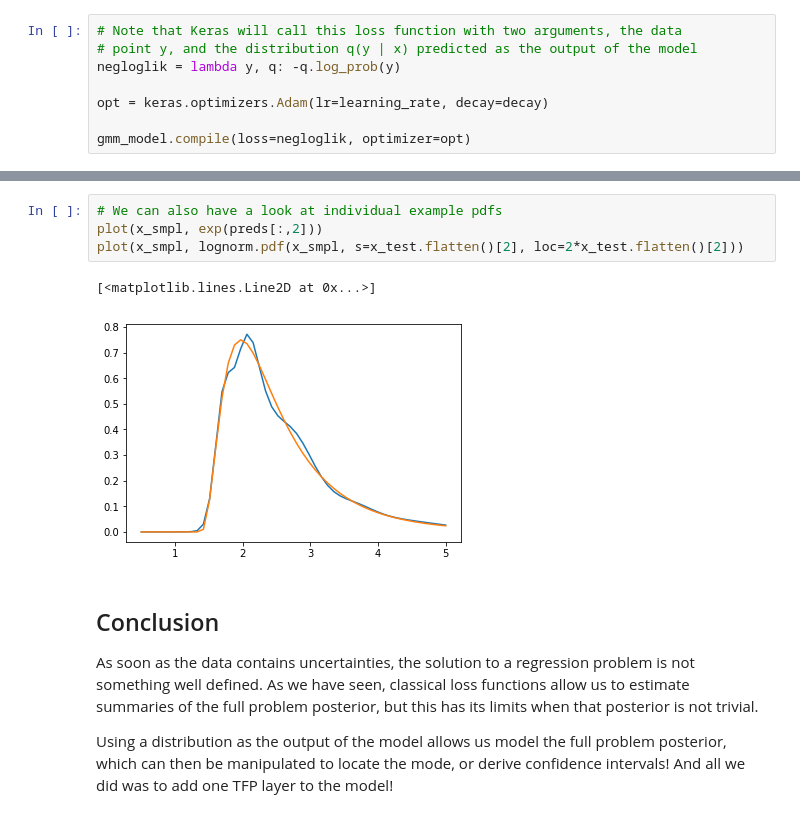
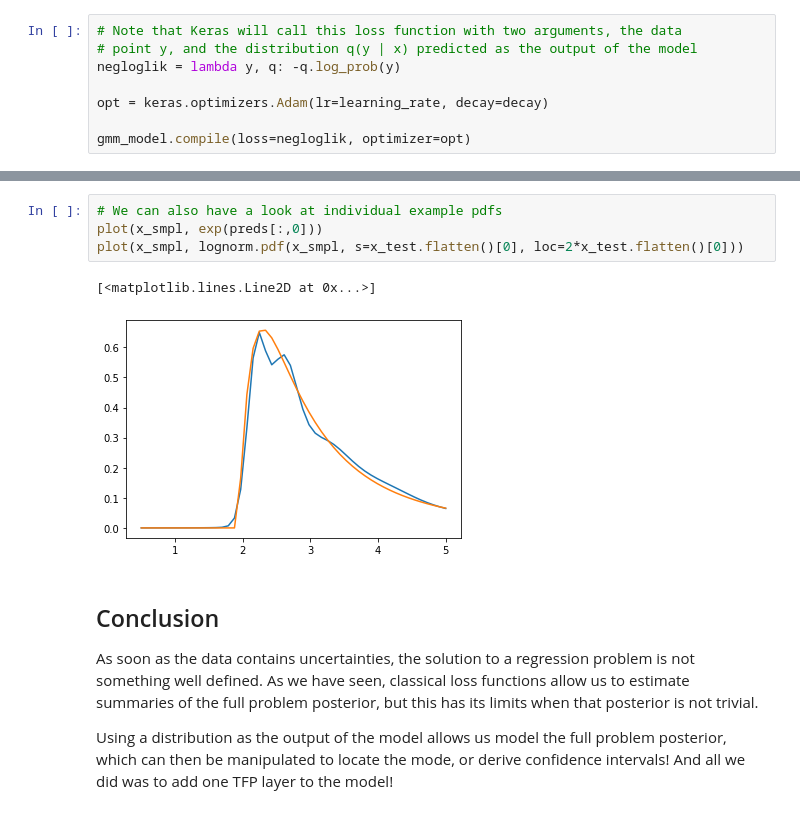
Before and after one commit to EiffL/Tutorials, a Jupyter notebook: ClusterMasses/UnderstandingLossFunctions.ipynb, the cells around one changed output, grey strips where cells are left out. Saved outputs shown, nothing was run; the diff lists cells and outputs as text.

```diff
--- a/ClusterMasses/UnderstandingLossFunctions.ipynb
+++ b/ClusterMasses/UnderstandingLossFunctions.ipynb
@@ -313,10 +305,10 @@ legend()
 # %%
 # We can also have a look at individual example pdfs
-plot(x_smpl, exp(preds[:,2]))
-plot(x_smpl, lognorm.pdf(x_smpl, s=x_test.flatten()[2], loc=2*x_test.flatten()[2]))
+plot(x_smpl, exp(preds[:,0]))
+plot(x_smpl, lognorm.pdf(x_smpl, s=x_test.flatten()[0], loc=2*x_test.flatten()[0]))
 # %% [output]
 [<matplotlib.lines.Line2D at 0x...>]
-[figure, old version]
+[figure, new version]
 # %% [markdown]
 ## Conclusion
 
```
Also changed, not shown: parts of 11 cells of this notebook.
